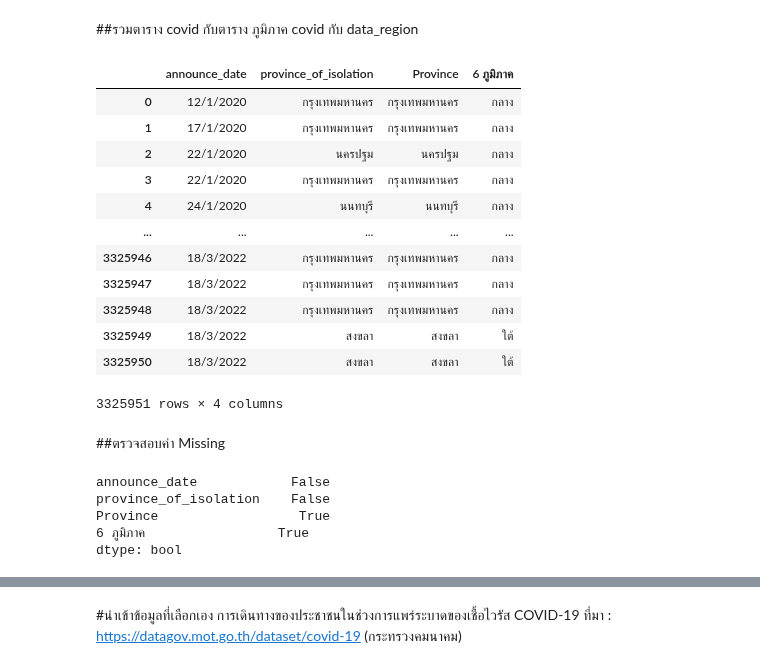
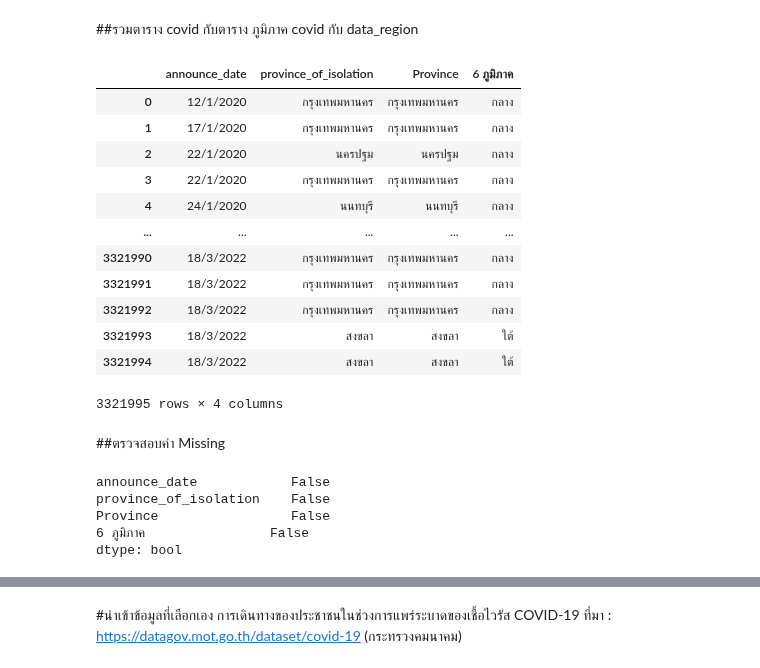
Before and after one commit to Nunticha24/data_viz_2022, a Jupyter notebook: Project_Dinosaur.ipynb, the cells around one changed output, grey strips where cells are left out. Cells and saved outputs as stored; diff of their text form; code cells hidden in the pictures.

```diff
--- a/Project_Dinosaur.ipynb
+++ b/Project_Dinosaur.ipynb
@@ -149,5 +149,3 @@ covid.isnull().any() #ดูค่า missing ของแต่ละ column
 announce_date            False
 province_of_isolation     True
 dtype: bool
-# %%
-covid[['province_of_isolation']] = covid[['province_of_isolation']].fillna('ไม่ระบุ') #แทนค่า NaN เป็น ไม่ระบุ
@@ -192,5 +178,5 @@ set(covid['province_of_isolation'])
 # %%
-covid['province_of_isolation'].replace({'กทม':'กรุงเทพมหานคร','ขอนแก่น\xa0':'ขอนแก่น','ภููเก็ต':'ภูเก็ต'}, inplace=True)
+covid.replace({'กทม':'กรุงเทพมหานคร','ขอนแก่น\xa0':'ขอนแก่น','ภููเก็ต':'ภูเก็ต'}, inplace=True)
 # %% [output]
 A value is trying to be set on a copy of a slice from a DataFrame
 
@@ -224,0 +195,2 @@ covid
+# %%
+Covid = covid.dropna() #drop ค่า Nan ออกจากตาราง
@@ -249,22 +237,22 @@ data_region
 ##รวมตาราง covid กับตาราง ภูมิภาค
 covid กับ data_region
 # %%
-covid_region = covid.merge(data_region,how='left',left_on='province_of_isolation',right_on = 'Province')
+covid_region = Covid.merge(data_region,how='left',left_on='province_of_isolation',right_on = 'Province')
 covid_region
 # %% [output]
 |  | announce_date | province_of_isolation | Province | 6 ภูมิภาค |
 | 0 | 12/1/2020 | กรุงเทพมหานคร | กรุงเทพมหานคร | กลาง |
 | 1 | 17/1/2020 | กรุงเทพมหานคร | กรุงเทพมหานคร | กลาง |
 | 2 | 22/1/2020 | นครปฐม | นครปฐม | กลาง |
 | 3 | 22/1/2020 | กรุงเทพมหานคร | กรุงเทพมหานคร | กลาง |
 | 4 | 24/1/2020 | นนทบุรี | นนทบุรี | กลาง |
 | ... | ... | ... | ... | ... |
-| 3325946 | 18/3/2022 | กรุงเทพมหานคร | กรุงเทพมหานคร | กลาง |
-| 3325947 | 18/3/2022 | กรุงเทพมหานคร | กรุงเทพมหานคร | กลาง |
-| 3325948 | 18/3/2022 | กรุงเทพมหานคร | กรุงเทพมหานคร | กลาง |
-| 3325949 | 18/3/2022 | สงขลา | สงขลา | ใต้ |
-| 3325950 | 18/3/2022 | สงขลา | สงขลา | ใต้ |
+| 3321990 | 18/3/2022 | กรุงเทพมหานคร | กรุงเทพมหานคร | กลาง |
+| 3321991 | 18/3/2022 | กรุงเทพมหานคร | กรุงเทพมหานคร | กลาง |
+| 3321992 | 18/3/2022 | กรุงเทพมหานคร | กรุงเทพมหานคร | กลาง |
+| 3321993 | 18/3/2022 | สงขลา | สงขลา | ใต้ |
+| 3321994 | 18/3/2022 | สงขลา | สงขลา | ใต้ |
-3325951 rows × 4 columns
+3321995 rows × 4 columns
 # %% [markdown]
 ##ตรวจสอบค่า Missing
 # %%
@@ -272,6 +260,6 @@ covid_region.isnull().any()
 # %% [output]
 announce_date            False
 province_of_isolation    False
-Province                  True
-6 ภูมิภาค                 True
+Province                 False
+6 ภูมิภาค                False
 dtype: bool
```
Also changed, not shown: parts of 20 cells of this notebook.
